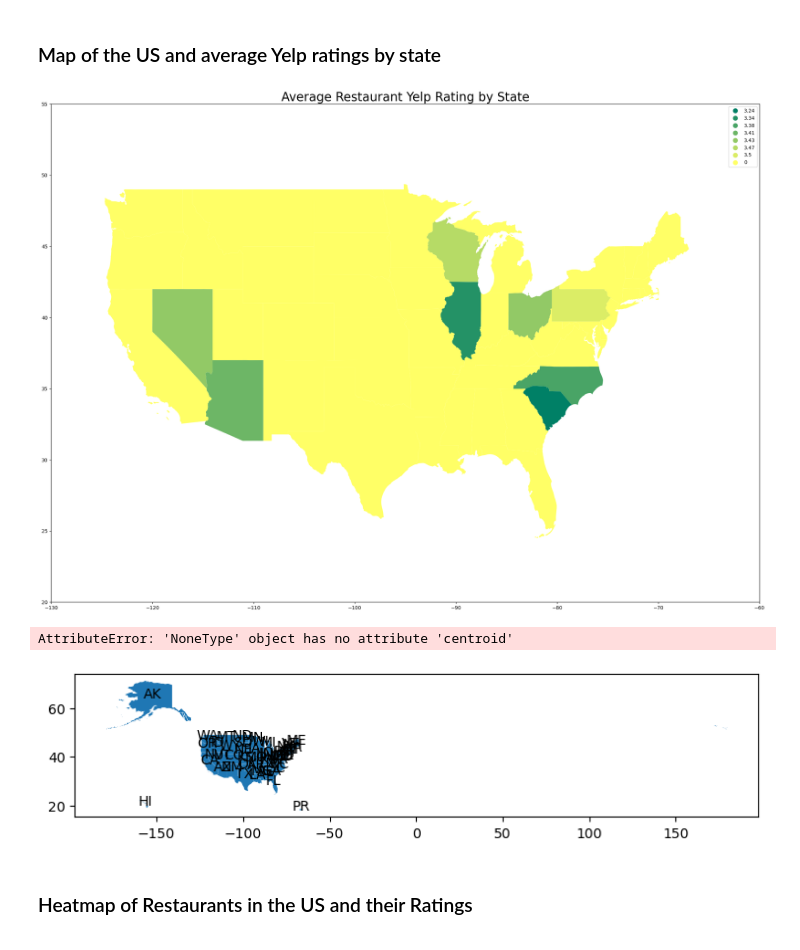
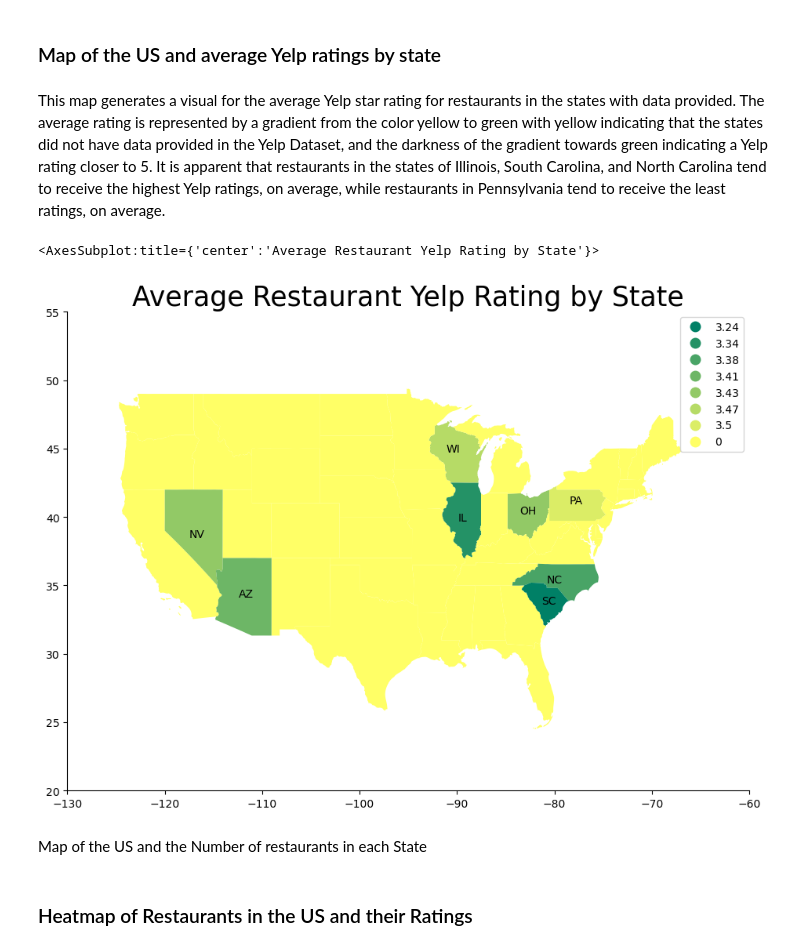
Before and after one commit to vvickychan/yelp-code, a Jupyter notebook: yelp.ipynb, the cells around one changed output. Drawn from its saved outputs; the diff is of its cells as text; code cells hidden in the pictures.

Commit message:
Dependent variable map completed
State names have been labeled!

```diff
--- a/yelp.ipynb
+++ b/yelp.ipynb
@@ -691,49 +691,48 @@ plot
 ## make 2 comparing east & west cost
 # %% [markdown]
 ### Map of the US and average Yelp ratings by state
+# %% [markdown]
+This map generates a visual for the average Yelp star rating for restaurants in the states with data provided. The average rating is represented by a gradient from the color yellow to green with yellow indicating that the states did not have data provided in the Yelp Dataset, and the darkness of the gradient towards green indicating a Yelp rating closer to 5. It is apparent that restaurants in the states of Illinois, South Carolina, and North Carolina tend to receive the highest Yelp ratings, on average, while restaurants in Pennsylvania tend to receive the least ratings, on average.
 # %%
  # url of our shape file
 path="/Users/vickychan/Dropbox/Mac/Desktop/yelp-code/cb_2018_us_state_20m"
-us_state_summary_statistic = us_state_summary_statistic.rename(columns={'state': 'STUSPS'})
-
+df_state_data = us_state_summary_statistic.copy()
 # retrieving csv files from paths
 geo_usa = gpd.read_file(path+'/cb_2018_us_state_20m.dbf')
 state_data = gpd.read_file('/Users/vickychan/Dropbox/Mac/Desktop/yelp-code/statelatlong.csv')
 state_data = state_data.rename(columns={'State': 'STUSPS'})
 
 # merging the data together
-geo_merge=geo_usa.merge(us_state_summary_statistic,how='outer')
+geo_merge=geo_usa.merge(df_state_data,how='left', left_on='STUSPS', right_on='state')
 geo_merge.fillna('0', inplace=True)
-geo_merge = geo_merge.merge(state_data,how='outer')
-
 
 
 # plot USA map
-geo_merge.plot(column='average_stars',figsize=(25, 15),legend=True,cmap='summer')
+ax = geo_merge.plot(column='average_stars',figsize=(25, 7),cmap='summer', legend=True)
 
+geo_merge['coords'] = geo_merge['geometry'].apply(lambda x: x.representative_point().coords[:])
+geo_merge['coords'] = [coords[0] for coords in geo_merge['coords']]
+
+# labelling the states
+for idx, row in geo_merge.iterrows():
+    state_text = geo_merge['STUSPS'][idx]
+    if state_text in ['AZ', 'PA', 'SC', 'IL', 'NC', 'NV', 'OH', 'WI']:
+        plt.annotate(text=state_text, xy=row['coords'],
+                    horizontalalignment='center', fontsize=10)
 
 plt.xlim(-130,-60)
 plt.ylim(20,55)
+ax.spines['top'].set_visible(False)
+ax.spines['right'].set_visible(False)
+plt.title('Average Restaurant Yelp Rating by State',fontsize=25)
+ax
 
-plt.title('Average Restaurant Yelp Rating by State',fontsize=25)
-
-plt.show()
-
-# plot USA map
-# for x, y, label in zip(geo_merge['Latitude'], geo_merge['Longitude'], geo_merge['STUSPS']):
-#     gax.annotate(label, xy=(x,y), xytext=(4,4), textcoords='offset points')
-ax = geo_merge.plot()
-geo_merge.apply(lambda x: ax.annotate(text=x['STUSPS'], xy=x.geometry.centroid.coords[0], ha='center'), axis=1);
-ax
-# plt.xlim(-130,-60)
-# plt.ylim(20,55)
-
-# plt.title('Average Restaurant Yelp Rating by State',fontsize=25)
-# plt.show()
+# ax
 # %% [output]
+<AxesSubplot:title={'center':'Average Restaurant Yelp Rating by State'}>
-[figure, old version]
+[figure, new version]
-AttributeError: 'NoneType' object has no attribute 'centroid'
-[figure, removed]
+# %% [markdown]
+Map of the US and the Number of restaurants in each State
 # %% [markdown]
 ### Heatmap of Restaurants in the US and their Ratings
 # %% [markdown]
```
Also changed, not shown: parts of 1 cell of this notebook.
